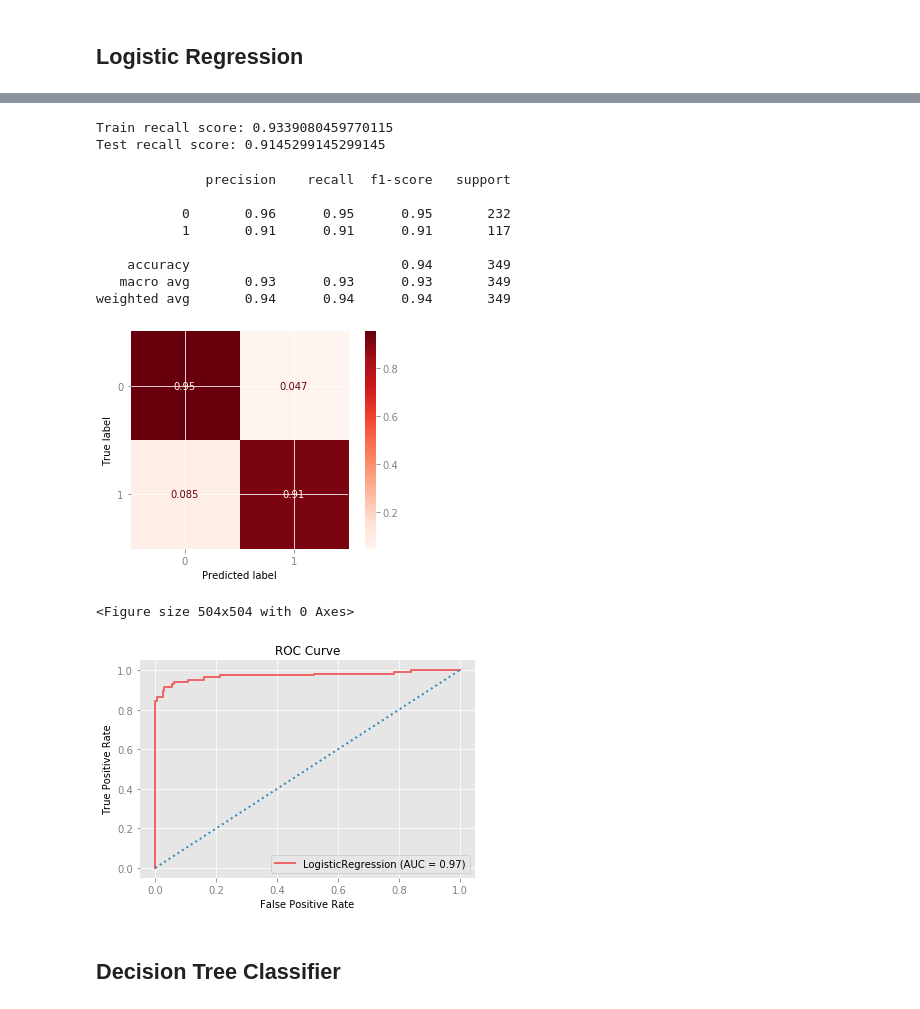
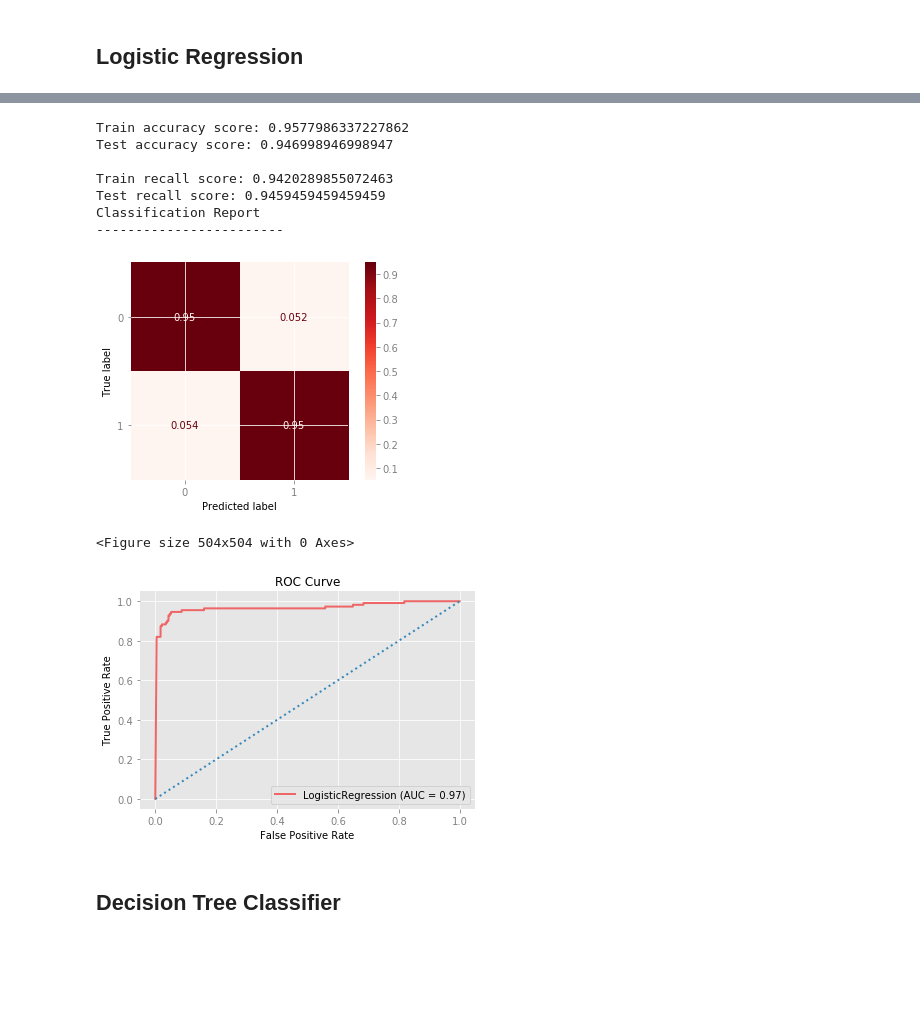
Before and after one commit to Lewis34cs/Credit_Card_Fraud_Detection, a Jupyter notebook: creditcard_fraud.ipynb, the cells around one changed output, grey strips where cells are left out. Drawn from its saved outputs; the diff is of its cells as text; code cells hidden in the pictures; blank space fills up the shorter version.

```diff
--- a/creditcard_fraud.ipynb
+++ b/creditcard_fraud.ipynb
@@ -294,35 +297,42 @@ Test accuracy score: 0.9335580607132331
-# %%
-print(f"Train recall score: {metrics.recall_score(y_train, y_hat_train)}")
-print(f"Test recall score: {metrics.recall_score(y_test, y_hat_test)}")
-# %% [output]
-Train recall score: 0.9339080459770115
-Test recall score: 0.9145299145299145
-# %%
-print(classification_report(y_test, y_hat_test))
-# %% [output]
-              precision    recall  f1-score   support
-
-           0       0.96      0.95      0.95       232
-           1       0.91      0.91      0.91       117
-
-    accuracy                           0.94       349
-   macro avg       0.93      0.93      0.93       349
-weighted avg       0.94      0.94      0.94       349
-# %%
-plot_confusion_matrix(fit_model, X_test,y_test,normalize='true',cmap='Reds');
-# %% [output]
-[figure, removed]
-# %%
-## Plot Roc Curve on second ax
-plt.figure(figsize=(7, 7))
-roc_plot = plot_roc_curve(model, X_test, y_test)
-plt.legend()
-# Threshold line
-plt.plot([0,1],[0,1],ls=':')
-plt.title('ROC Curve')
-plt.show()
-# %% [output]
-<Figure size 504x504 with 0 Axes>
-[figure, removed]
+# %%
+def evaluate_model(model, X_train, y_train, X_test, y_test):
+
+    fit_model = model.fit(X_train, y_train)
+    # creating y_pred values for train and test sets
+    y_hat_test = fit_model.predict(X_test)
+    y_hat_train = fit_model.predict(X_train)
+    # comparing accuracy and recall score s of the train and test sets
+    print(f"Train accuracy score: {metrics.balanced_accuracy_score(y_train, y_hat_train)}")
+    print(f"Test accuracy score: {metrics.balanced_accuracy_score(y_test, y_hat_test)}")
+    print(f"\nTrain recall score: {metrics.recall_score(y_train, y_hat_train)}")
+    print(f"Test recall score: {metrics.recall_score(y_test, y_hat_test)}")
+
+    # printing out classification report and plotting confusion matrix
+    print("Classification Report")
+    print('---' * 8)
+    classification_report(y_test, y_hat_test)
+    plot_confusion_matrix(fit_model, X_test,y_test,normalize='true',cmap='Reds');
+
+    ## Plot Roc Curve on second ax
+    plt.figure(figsize=(7, 7))
+    roc_plot = plot_roc_curve(fit_model, X_test, y_test)
+    plt.legend()
+    # Threshold line
+    plt.plot([0,1],[0,1],ls=':')
+    plt.title('ROC Curve')
+    plt.show()
+# %%
+evaluate_model(fit_model, X_train, y_train, X_test, y_test)
+# %% [output]
+Train accuracy score: 0.9577986337227862
+Test accuracy score: 0.946998946998947
+
+Train recall score: 0.9420289855072463
+Test recall score: 0.9459459459459459
+Classification Report
+------------------------
+[figure, added]
+<Figure size 504x504 with 0 Axes>
+[figure, added]
 # %% [markdown]
 ## Decision Tree Classifier
```
Also changed, not shown: parts of 10 cells of this notebook.
